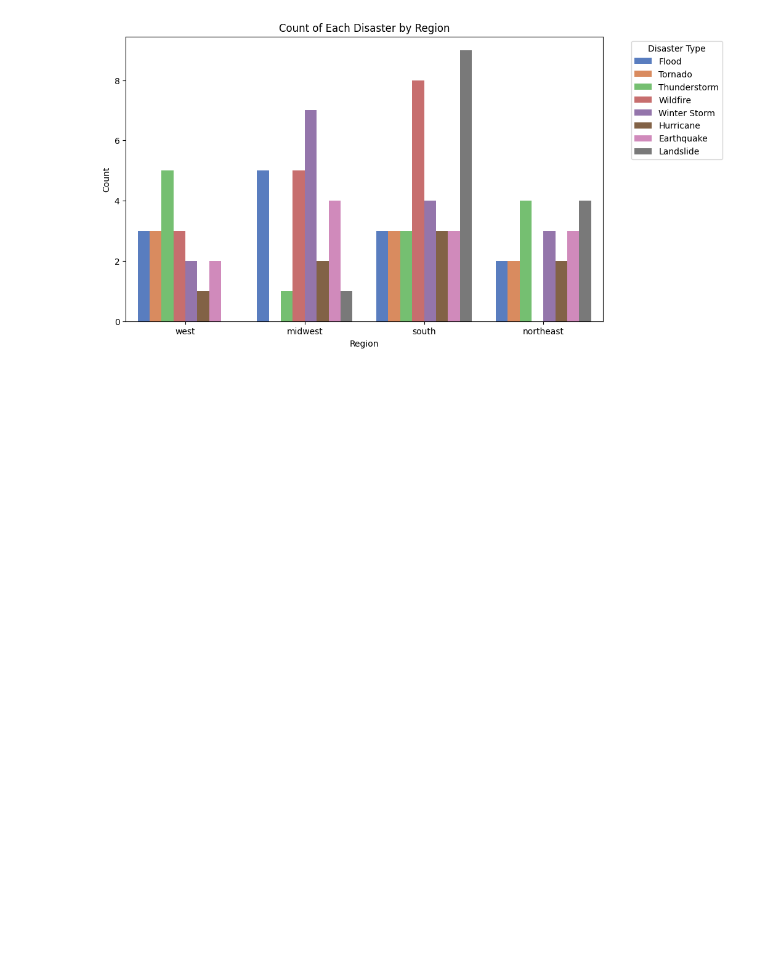
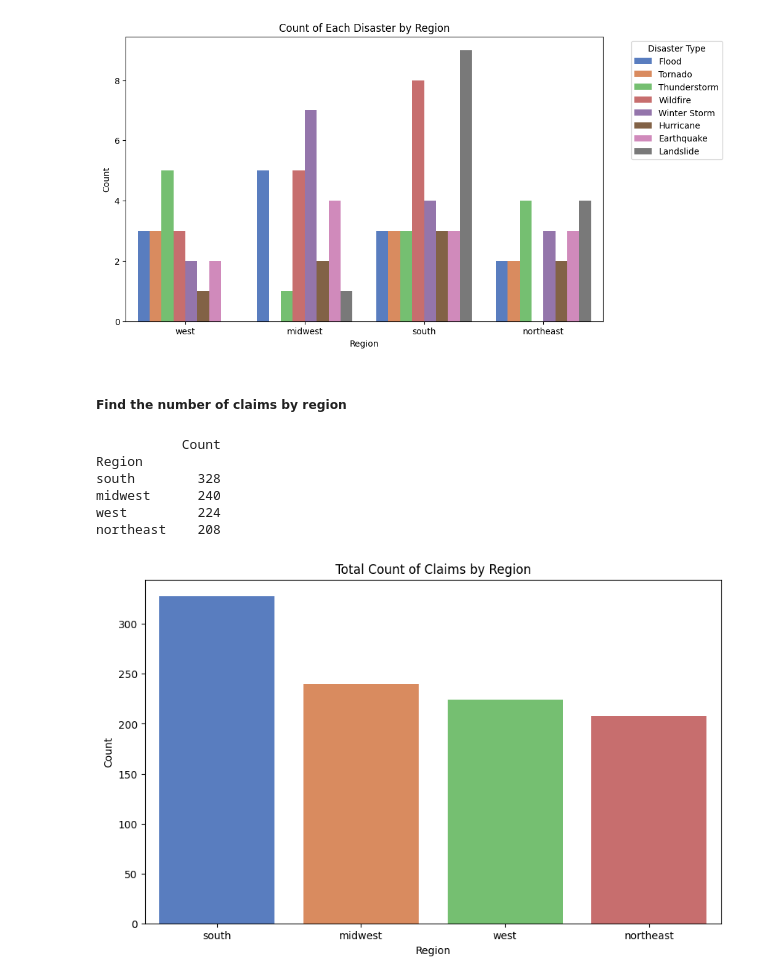
Before and after one commit to StateFarmInsCodingCompetition/2023-StateFarm-CodingCompetition, a Jupyter notebook: python/data_analysis.ipynb, the cells around one changed output. Saved outputs shown, nothing was run; the diff lists cells and outputs as text; code cells hidden in the pictures; blank space fills up the shorter version.

```diff
--- a/python/data_analysis.ipynb
+++ b/python/data_analysis.ipynb
@@ -127,3 +176,49 @@ plt.legend(title='Disaster Type', bbox_to_anchor=(1.05, 1), loc='upper left')
 plt.show()
 # %% [output]
 [figure]
+# %% [markdown]
+##### Find the number of claims by region #####
+# %%
+regional_claim_map = data.get_total_claims_per_regional_disaster()
+# %%
+# Initialize lists to store the data
+claim_map_regions = []
+claim_map_state = []
+claim_map_counts = []
+
+# Populate the lists with data
+for region, state in regional_claim_map.items():
+    for state_name, count in state.items():
+        claim_map_regions.append(region)
+        claim_map_state.append(state_name)
+        claim_map_counts.append(count)
+
+# Create a DataFrame
+claim_map = pd.DataFrame({
+    'Region': claim_map_regions,
+    'Disaster Type': claim_map_state,
+    'Count': claim_map_counts
+})
+
+
+# Print the sum of the disaster regionally.
+total_claim_map = claim_map.groupby(['Region']).sum().sort_values(by='Count', ascending=False)
+print(total_claim_map)
+# %% [output]
+           Count
+Region
+south        328
+midwest      240
+west         224
+northeast    208
+# %%
+plt.figure(figsize=(10,6))
+sns.barplot(x='Region', y='Count', data=total_claim_map, legend=False, palette='muted', hue='Region')
+
+plt.title('Total Count of Claims by Region')
+plt.ylabel('Count')
+plt.xlabel('Region')
+
+plt.show()
+# %% [output]
+[figure, added]
```
Also changed, not shown: parts of 9 cells of this notebook, 3 other files.
